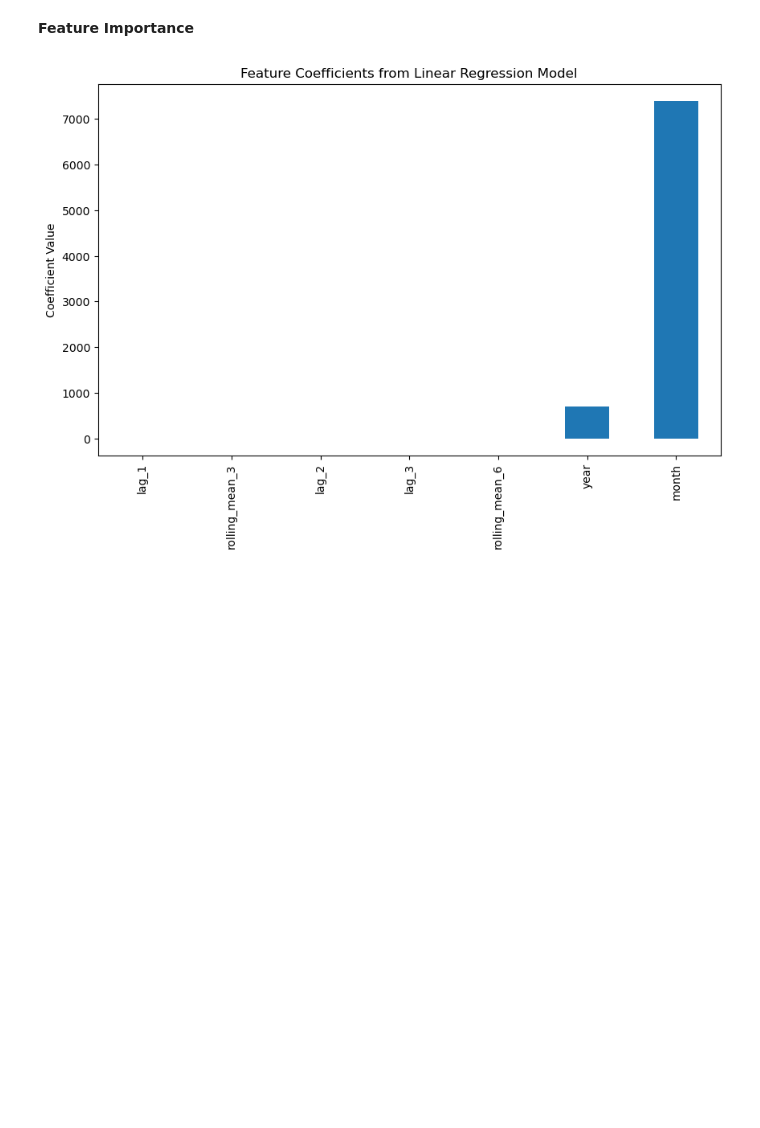
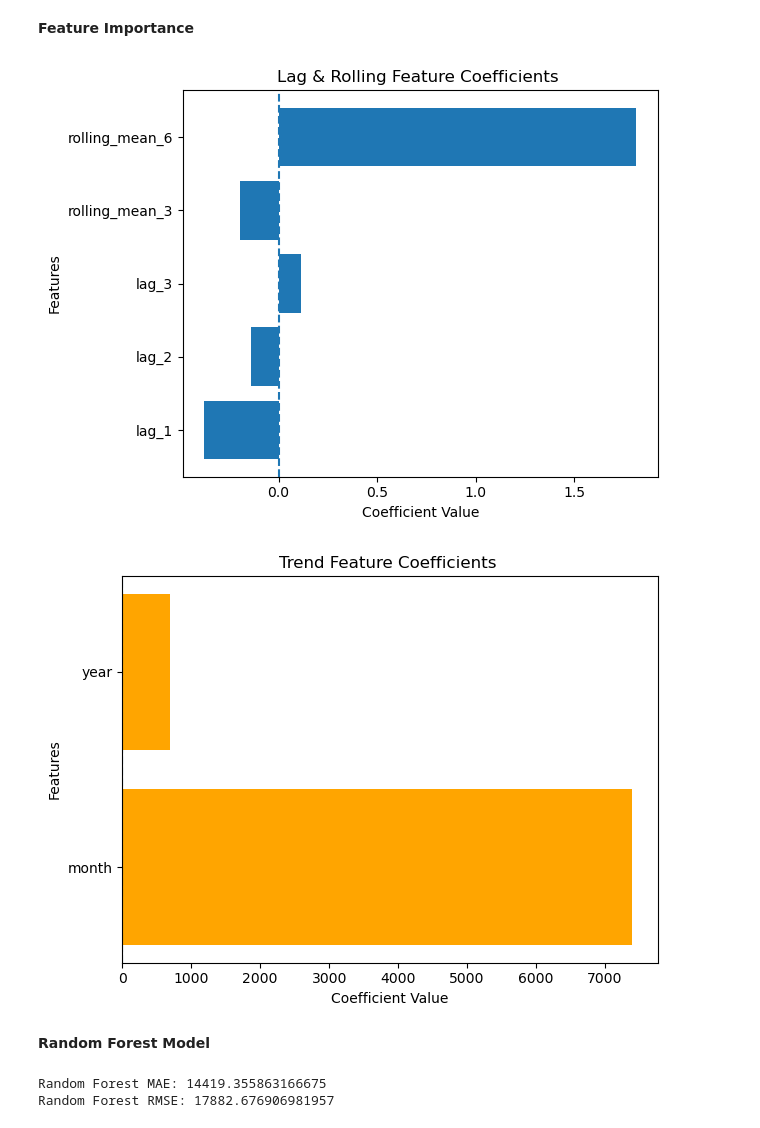
Before and after one commit to theHoodguy4587/Sales-Forecasting-Trend-Analysis-using-Time-Series-Models, a Jupyter notebook: notebooks/3_modeling_forecasting.ipynb, the cells around one changed output. Cells and saved outputs as stored; diff of their text form; code cells hidden in the pictures; blank space fills up the shorter version.

```diff
--- a/notebooks/3_modeling_forecasting.ipynb
+++ b/notebooks/3_modeling_forecasting.ipynb
@@ -89,9 +89,41 @@ plt.show()
 **Feature Importance**
 # %%
 coefficients = pd.Series(lr.coef_, index=X_train.columns)
-coefficients.sort_values().plot(kind='bar', figsize=(10,6))
-plt.title('Feature Coefficients from Linear Regression Model')
-plt.ylabel('Coefficient Value')
+
+lag_features=coefficients.drop(['month','year'])
+plt.barh(lag_features.index, lag_features.values)
+plt.title('Lag & Rolling Feature Coefficients ')
+plt.xlabel('Coefficient Value')
+plt.ylabel('Features')
+plt.axvline(0,linestyle='--')
+plt.tight_layout()
 plt.show()
+
+
+trend_features=coefficients[['month','year']]
+plt.barh(trend_features.index, trend_features.values, color='orange')
+plt.title('Trend Feature Coefficients ')
+plt.xlabel('Coefficient Value')
+plt.ylabel('Features')
+plt.axvline(0,linestyle='--')
+plt.tight_layout()
+plt.show()
 # %% [output]
-[figure, old version]
+[figure, new version]
+[figure, added]
+# %% [markdown]
+**Random Forest Model**
+# %%
+from sklearn.ensemble import RandomForestRegressor
+
+rf=RandomForestRegressor(n_estimators=100,random_state=42)
+rf.fit(X_train,y_train)
+
+y_pred_rf=rf.predict(X_test)
+mae_rf=mean_absolute_error(y_test,y_pred_rf)
+rmse_rf=np.sqrt(mean_squared_error(y_test,y_pred_rf))
+print(f"Random Forest MAE: {mae_rf}")
+print(f"Random Forest RMSE: {rmse_rf}")
+# %% [output]
+Random Forest MAE: 14419.355863166675
+Random Forest RMSE: 17882.676906981957
```
Also changed, not shown: parts of 5 cells of this notebook.
